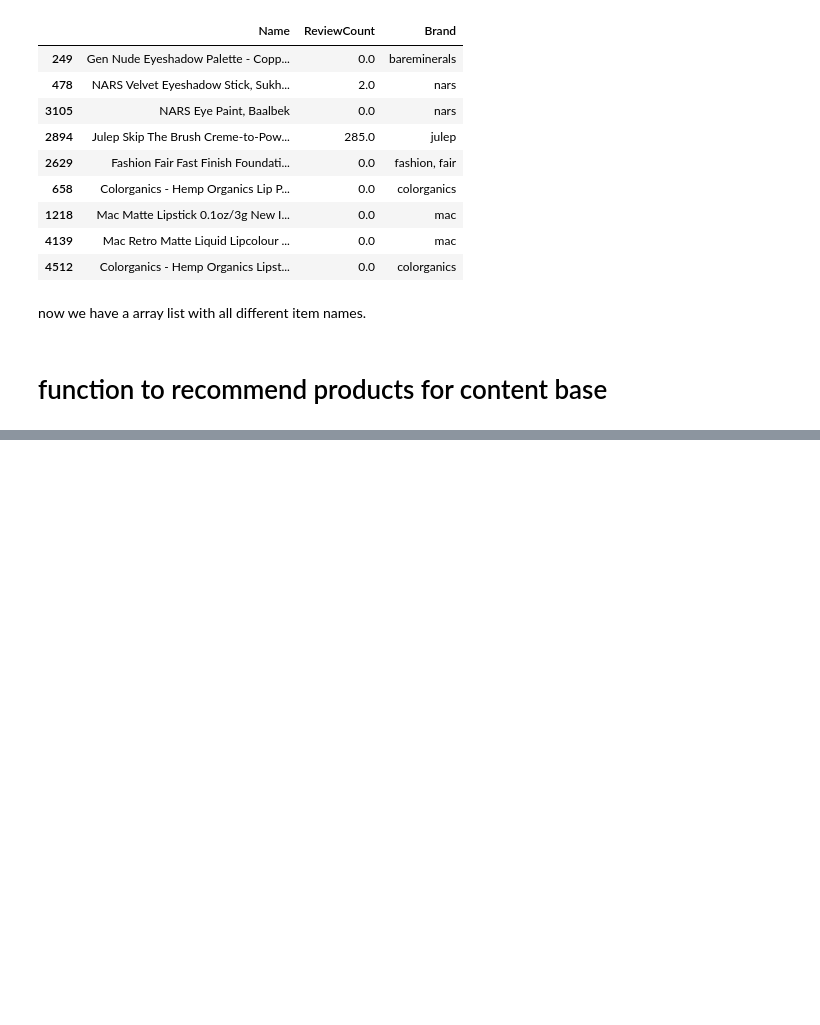
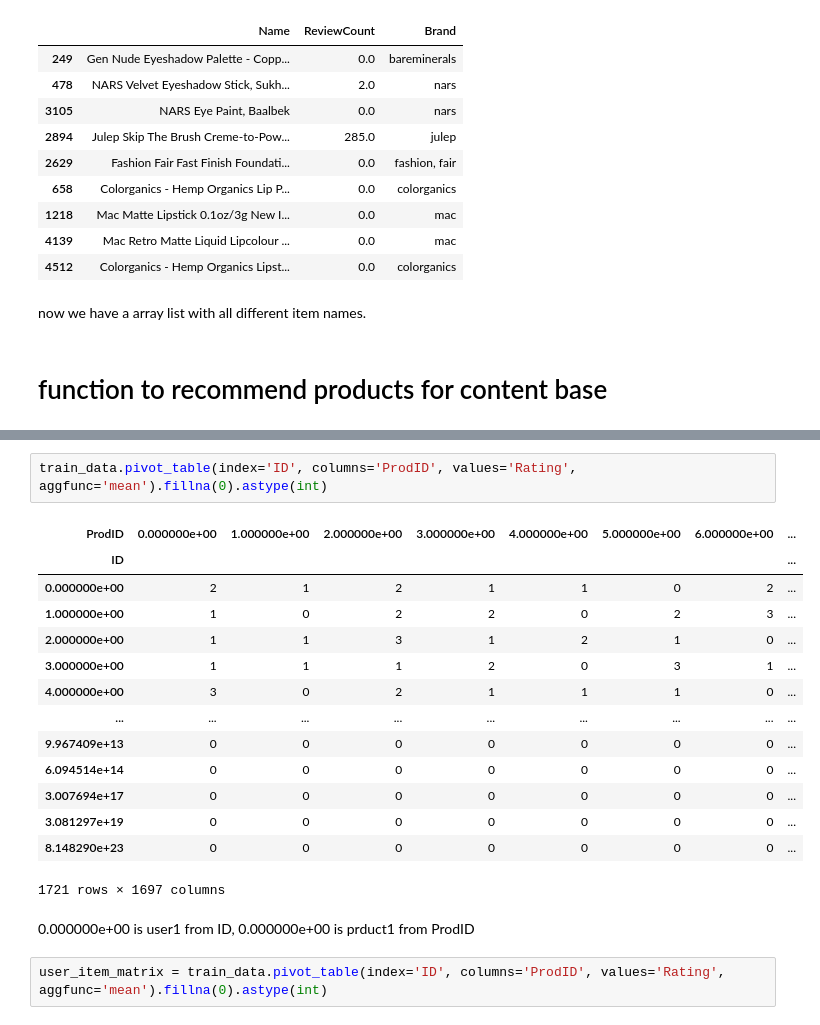
Before and after one commit to okanolgun/E-commerece-Product-Recommendation, a Jupyter notebook: Untitled.ipynb, the cells around one changed output, grey strips where cells are left out. Cells and saved outputs as stored; diff of their text form; blank space fills up the shorter version.

```diff
--- a/Untitled.ipynb
+++ b/Untitled.ipynb
@@ -578,0 +638,21 @@ def content_based_recommendations(train_data, item_name, top_n=10):
+# %%
+train_data.pivot_table(index='ID', columns='ProdID', values='Rating', aggfunc='mean').fillna(0).astype(int)
+# %% [output]
+| ProdID | 0.000000e+00 | 1.000000e+00 | 2.000000e+00 | 3.000000e+00 | 4.000000e+00 | 5.000000e+00 | 6.000000e+00 | ... |
+| ID |  |  |  |  |  |  |  | ... |
+| 0.000000e+00 | 2 | 1 | 2 | 1 | 1 | 0 | 2 | ... |
+| 1.000000e+00 | 1 | 0 | 2 | 2 | 0 | 2 | 3 | ... |
+| 2.000000e+00 | 1 | 1 | 3 | 1 | 2 | 1 | 0 | ... |
+| 3.000000e+00 | 1 | 1 | 1 | 2 | 0 | 3 | 1 | ... |
+| 4.000000e+00 | 3 | 0 | 2 | 1 | 1 | 1 | 0 | ... |
+| ... | ... | ... | ... | ... | ... | ... | ... | ... |
+| 9.967409e+13 | 0 | 0 | 0 | 0 | 0 | 0 | 0 | ... |
+| 6.094514e+14 | 0 | 0 | 0 | 0 | 0 | 0 | 0 | ... |
+| 3.007694e+17 | 0 | 0 | 0 | 0 | 0 | 0 | 0 | ... |
+| 3.081297e+19 | 0 | 0 | 0 | 0 | 0 | 0 | 0 | ... |
+| 8.148290e+23 | 0 | 0 | 0 | 0 | 0 | 0 | 0 | ... |
+1721 rows × 1697 columns
+# %% [markdown]
+0.000000e+00 is user1 from ID, 0.000000e+00 is prduct1 from ProdID
+# %%
+user_item_matrix = train_data.pivot_table(index='ID', columns='ProdID', values='Rating', aggfunc='mean').fillna(0).astype(int)
```
Also changed, not shown: parts of 18 cells of this notebook.
